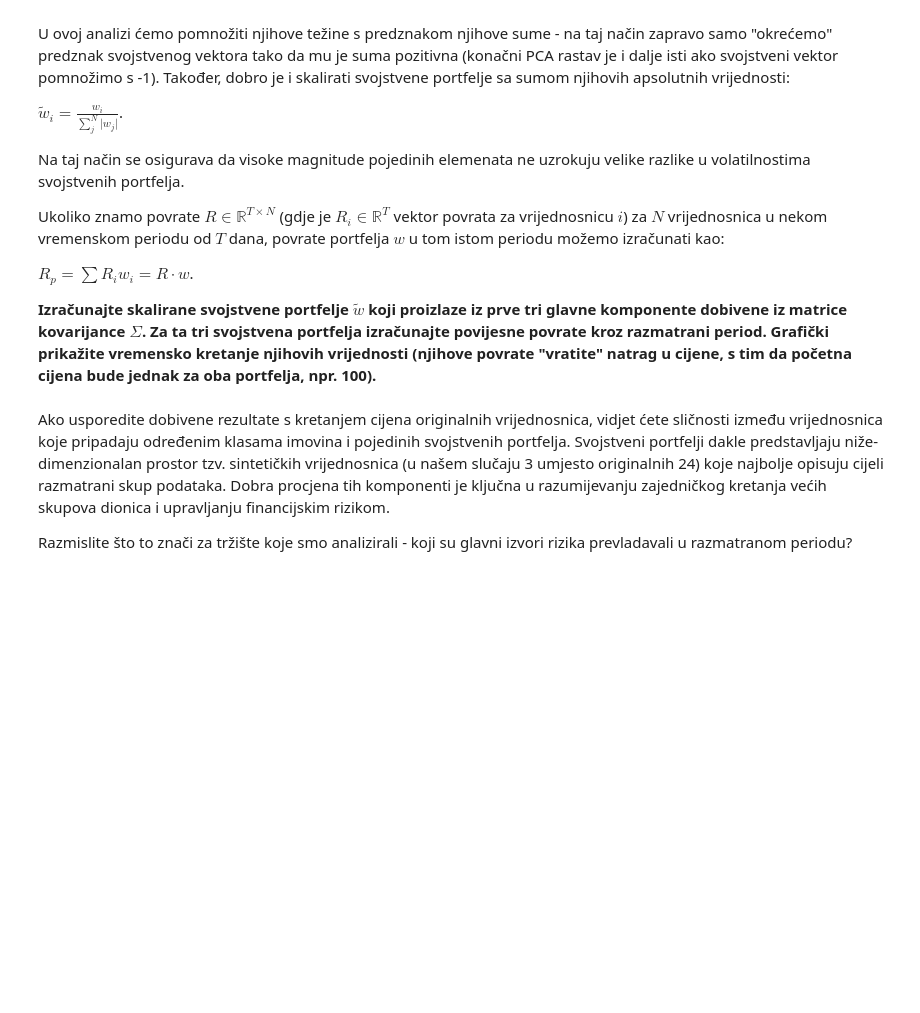
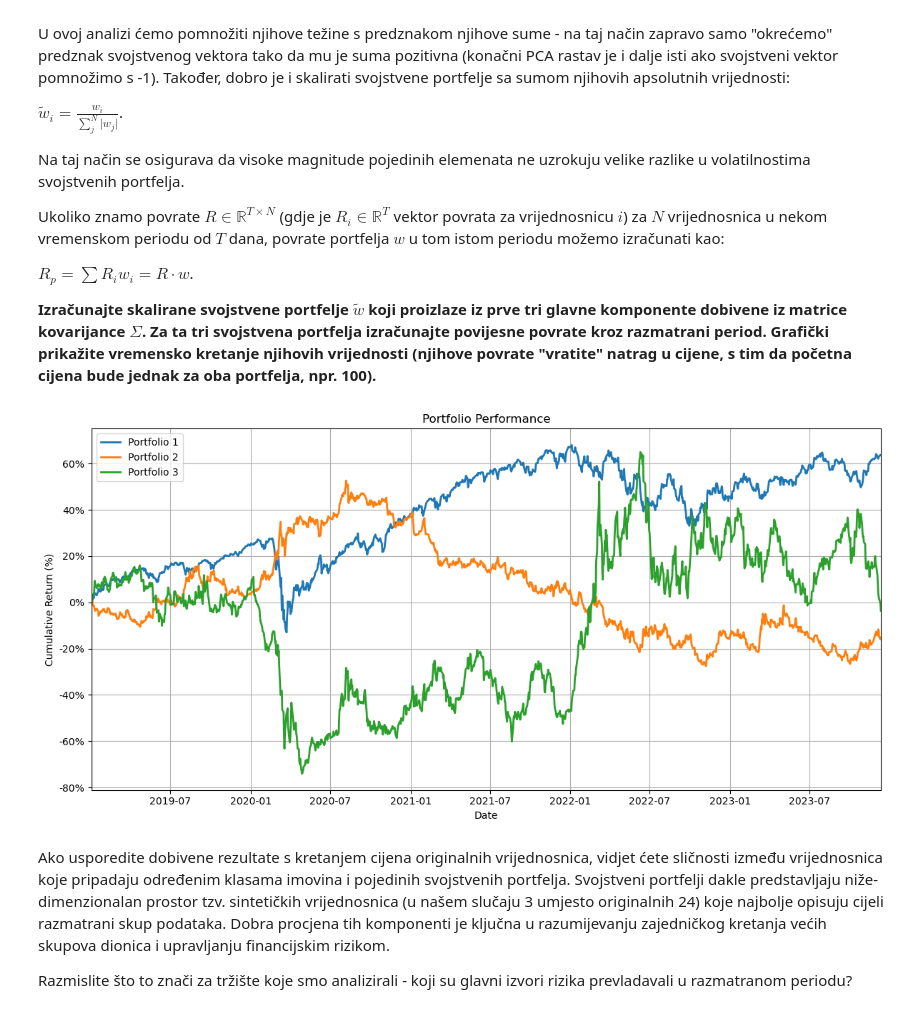
Before and after one commit to evucelic/Obrada-Informacija, a Jupyter notebook: financije/OI_Lab4.ipynb, the cells around one changed output. Drawn from its saved outputs; the diff is of its cells as text; code cells hidden in the pictures; blank space fills up the shorter version.

```diff
--- a/financije/OI_Lab4.ipynb
+++ b/financije/OI_Lab4.ipynb
@@ -319,3 +319,41 @@ $R_p = \sum{R_i w_i} = R\cdot w$.
+# %%
+plt.figure(figsize=(12, 6))
+
+for k in range(3):
+    weights = eigenvectors[:, k]
+    if sum(weights) < 0:
+        weights = -weights
+
+    weights = weights / abs(weights.sum())
+
+    port = pd.DataFrame(weights, index=tickers, columns=['Weights']).T
+
+    value = 100000
+
+    start_prices = prices.iloc[0]
+    shares = (port.iloc[0] * value) / start_prices
+
+    port_prices = (prices * shares).sum(axis=1)
+
+    port_change = port_prices.pct_change().fillna(0)
+    cum = (1 + port_change).cumprod() - 1
+
+    plt.plot(cum.index,
+            cum * 100,
+            label=f"Portfolio {k+1}",
+            linewidth=2)
+
+plt.gca().yaxis.set_major_formatter(plt.FuncFormatter(lambda y, _: "{:.0f}%".format(y)))
+plt.xlim(cum.index.min(), cum.index.max())
+plt.title('Portfolio Performance')
+plt.xlabel('Date')
+plt.ylabel('Cumulative Return (%)')
+plt.legend()
+plt.grid(True)
+plt.tight_layout()
+plt.show()
+# %% [output]
+[figure, added]
 # %% [markdown]
 Ako usporedite dobivene rezultate s kretanjem cijena originalnih vrijednosnica, vidjet ćete sličnosti između vrijednosnica koje pripadaju određenim klasama imovina i pojedinih svojstvenih portfelja. Svojstveni portfelji dakle predstavljaju niže-dimenzionalan prostor tzv. sintetičkih vrijednosnica (u našem slučaju 3 umjesto originalnih 24) koje najbolje opisuju cijeli razmatrani skup podataka. Dobra procjena tih komponenti je ključna u razumijevanju zajedničkog kretanja većih skupova dionica i upravljanju financijskim rizikom.
 
```
Also changed, not shown: parts of 7 cells of this notebook.
